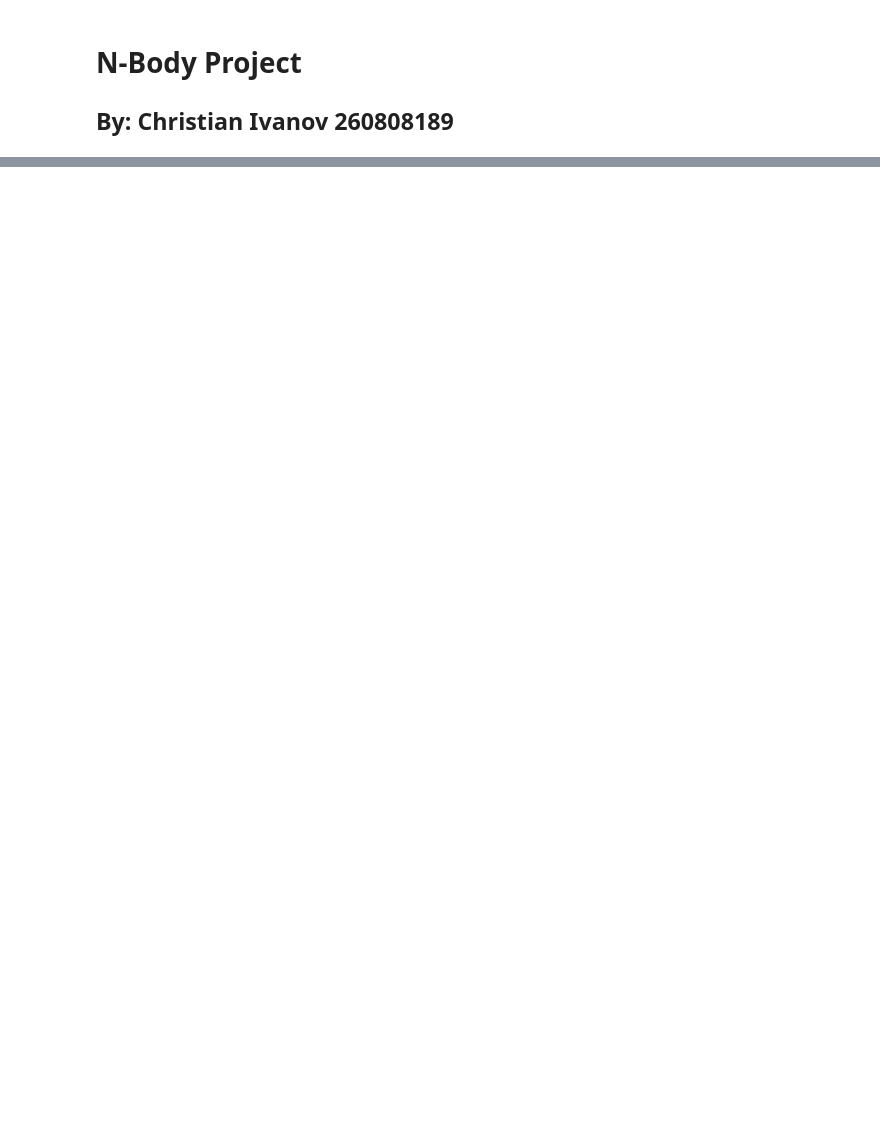
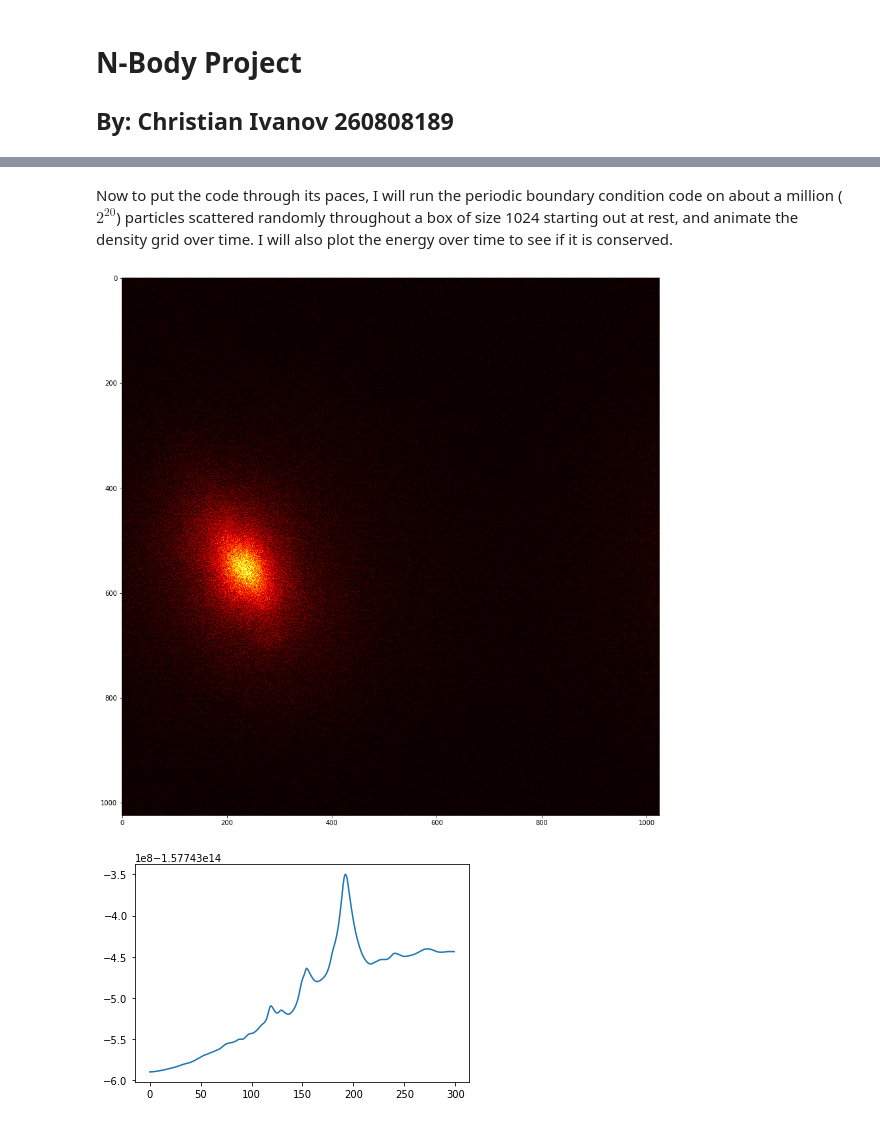
Before and after one commit to ChristianIvanov422/Phys512-Assignments, a Jupyter notebook: Phys512-Nbody/Nbody.ipynb, the cells around one changed output, grey strips where cells are left out. Drawn from its saved outputs; the diff is of its cells as text; code cells hidden in the pictures; blank space fills up the shorter version.

```diff
--- a/Phys512-Nbody/Nbody.ipynb
+++ b/Phys512-Nbody/Nbody.ipynb
@@ -274,0 +286,2 @@ KeyboardInterrupt:
+# %% [markdown]
+Now to put the code through its paces, I will run the periodic boundary condition code on about a million ($2^{20}$) particles scattered randomly throughout a box of size 1024 starting out at rest, and animate the density grid over time. I will also plot the energy over time to see if it is conserved.
@@ -274,0 +298,18 @@ KeyboardInterrupt:
+# %%
+nruns = 300
+E=[]
+for j in range(nruns):
+
+    pot,rho,pos,vel,Ei = take_step_periodic(n,npart,pos,vel,m,Gk,dt)
+    E.append(Ei)
+    clear_output(wait = True)
+    plt.figure(figsize=[15,15])
+    plt.imshow(rho,cmap = plt.cm.hot)
+    plt.clim(0,40)
+    plt.show()
+    plt.pause(0.0001)
+plt.plot(E)
+plt.show()
+# %% [output]
+[figure, added]
+[figure, added]
```
Also changed, not shown: parts of 73 cells of this notebook, 5 other files.
